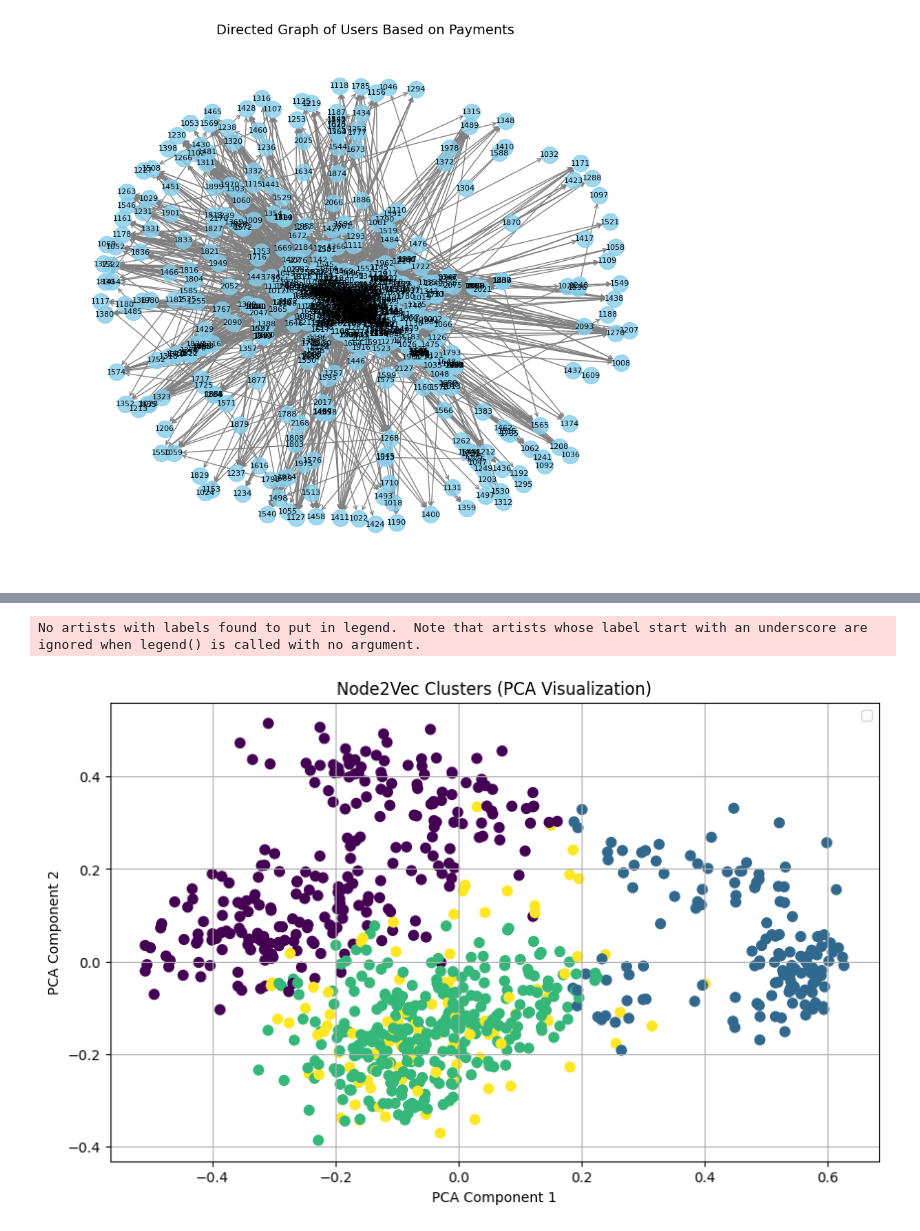
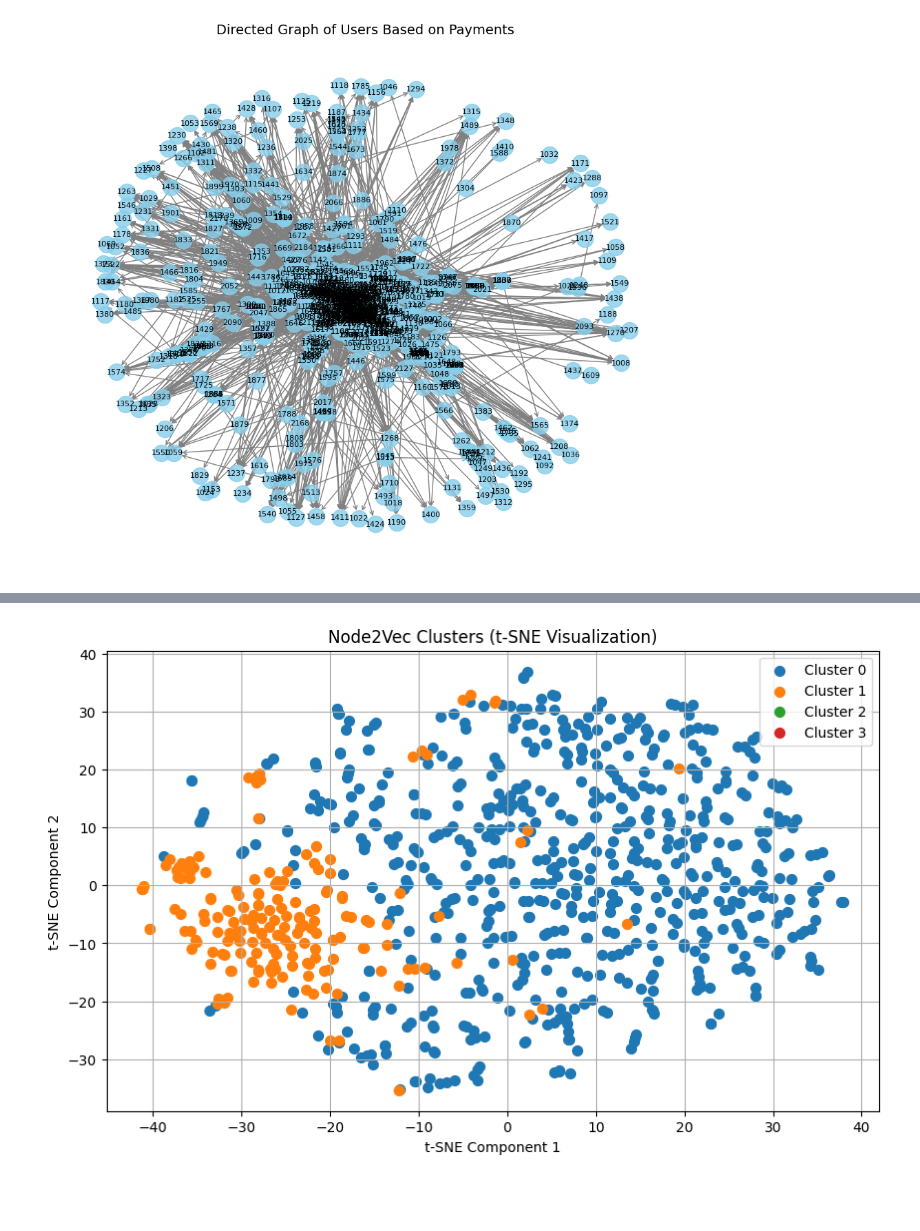
Before and after one commit to vishnuDvardhan/FA_assgn5, a Jupyter notebook: node2vec.ipynb, the cells around one changed output, grey strips where cells are left out. Saved outputs shown, nothing was run; the diff lists cells and outputs as text; code cells hidden in the pictures; blank space fills up the shorter version.

```diff
--- a/node2vec.ipynb
+++ b/node2vec.ipynb
@@ -34,5 +85,5 @@ False
 # %%
-class Node2VecTorch:
+class Node2Vec:
     def __init__(self, graph, dimensions=64, walk_length=10, num_walks=100, window_size=5, num_negative=5, batch_size=1024):
         self.graph = graph
         self.walk_length = walk_length
@@ -161,7 +212,7 @@ plt.show()
 from tqdm import tqdm
 # Step 5: Train node2vec and get embeddings
 
-n2v = Node2VecTorch(graph)
+n2v = Node2Vec(graph)
 walks = n2v.generate_walks()
 pairs = n2v.generate_skipgram_pairs(walks)
 embeddings = n2v.train(pairs, epochs=20)
@@ -181,29 +232,31 @@ Epoch 12, Loss: 0.5290
 ... (8 outputs left out)
 # %%
+from sklearn.manifold import TSNE
+import matplotlib.pyplot as plt
+
 # Step 6: Apply clustering
-kmeans = KMeans(n_clusters=4, random_state=42)
+kmeans = KMeans(n_clusters=2, random_state=42)
 clusters = kmeans.fit_predict(embeddings)
 
-# Step 7: Reduce dimensions for visualization
-pca = PCA(n_components=2)
-reduced_embeddings = pca.fit_transform(embeddings)
+# Step 7: Reduce dimensions using t-SNE
+tsne = TSNE(n_components=2, perplexity=30, n_iter=1000, random_state=42)
+reduced_embeddings = tsne.fit_transform(embeddings)
 
-# Step 8: Visualize clusters using PCA with legends
+# Step 8: Visualize clusters using t-SNE with legends
 plt.figure(figsize=(10, 6))
 for cluster_id in range(4):
     plt.scatter(
         reduced_embeddings[clusters == cluster_id, 0],
         reduced_embeddings[clusters == cluster_id, 1],
         label=f'Cluster {cluster_id}',
         s=50
     )
 
-plt.title("Node2Vec Clusters (PCA Visualization)")
-plt.xlabel("PCA Component 1")
-plt.ylabel("PCA Component 2")
+plt.title("Node2Vec Clusters (t-SNE Visualization)")
+plt.xlabel("t-SNE Component 1")
+plt.ylabel("t-SNE Component 2")
 plt.legend()
 plt.grid(True)
 plt.show()
 # %% [output]
-No artists with labels found to put in legend.  Note that artists whose label start with an underscore are ignored when legend() is called with no argument.
-[figure, old version]
+[figure, new version]
```
Also changed, not shown: parts of 6 cells of this notebook, 1 other file.
